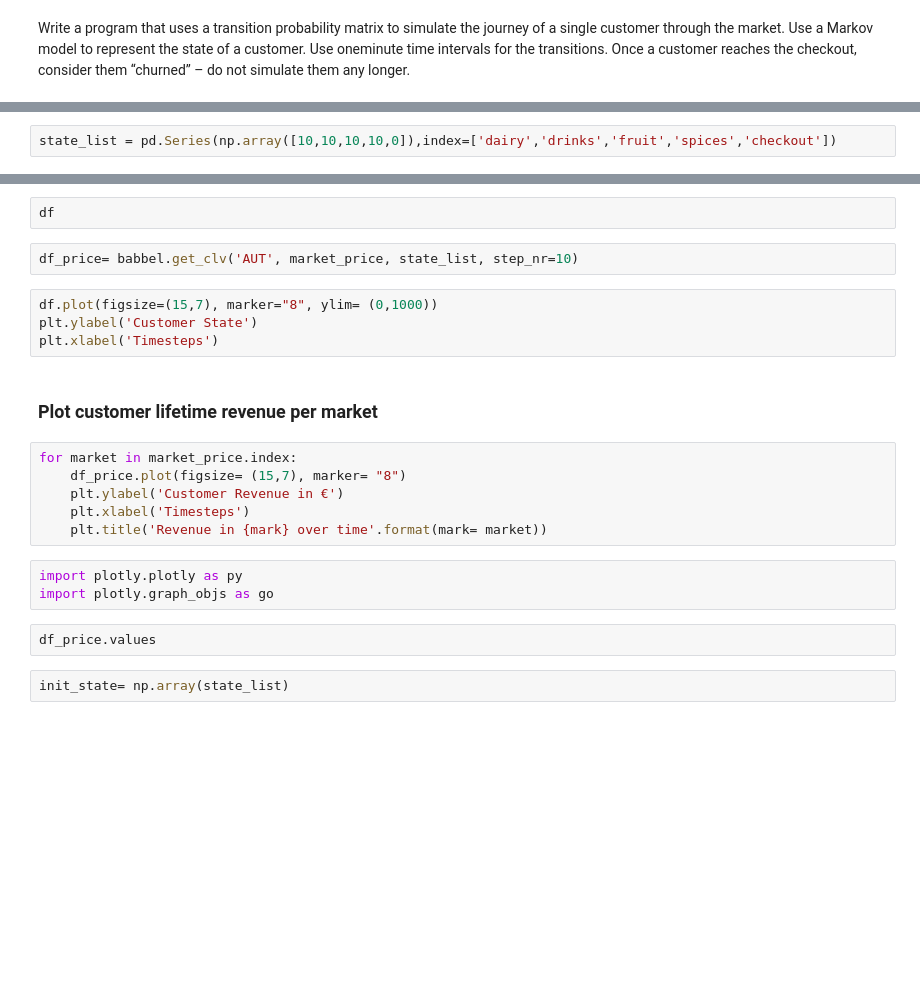
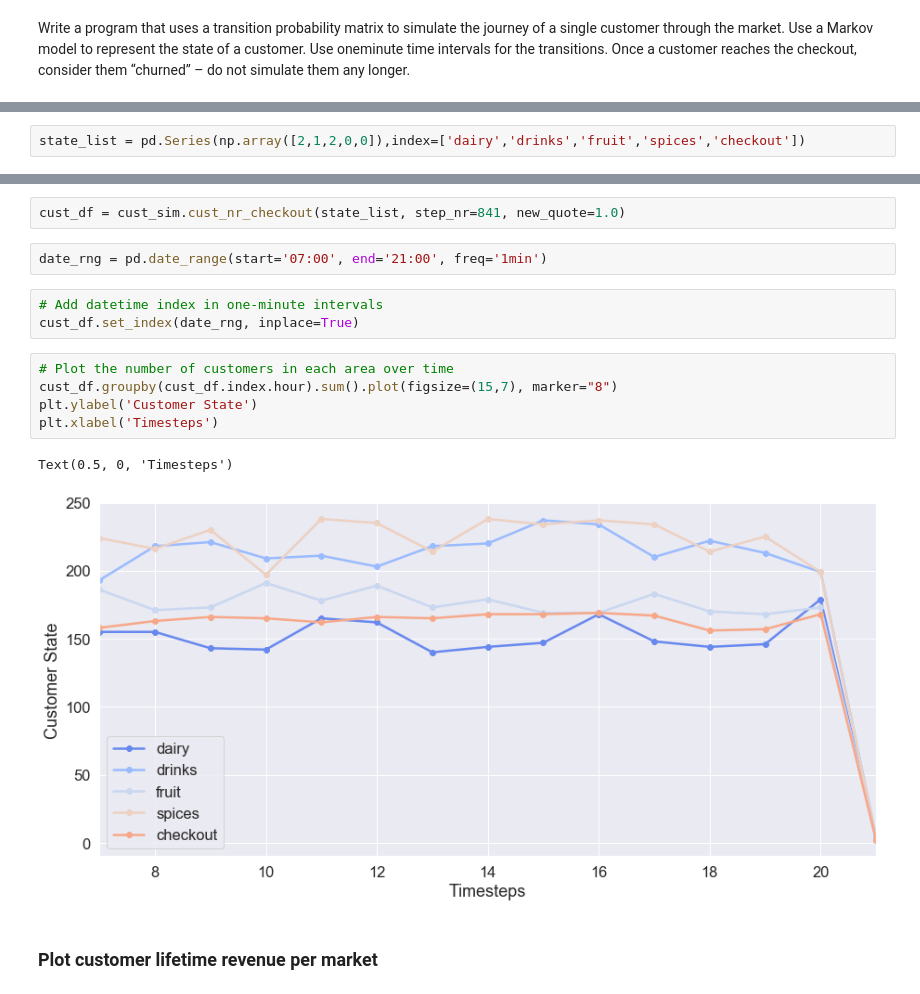
Before and after one commit to leona-ha/Markov_Customer_Churn, a Jupyter notebook: Customer_Flow_Markov.ipynb, the cells around one changed output, grey strips where cells are left out. Cells and saved outputs as stored; diff of their text form; blank space fills up the shorter version.

```diff
--- a/Customer_Flow_Markov.ipynb
+++ b/Customer_Flow_Markov.ipynb
@@ -315,2 +327,2 @@ simulate multiple customers.
 # %%
-state_list = pd.Series(np.array([10,10,10,10,0]),index=['dairy','drinks','fruit','spices','checkout'])
+state_list = pd.Series(np.array([2,1,2,0,0]),index=['dairy','drinks','fruit','spices','checkout'])
@@ -322,23 +329,17 @@ df= babbel.cust_nr(state_list, step_nr=20, new_quote=0.75)
-# %%
-df
-# %%
-df_price= babbel.get_clv('AUT', market_price, state_list, step_nr=10)
+# %%
+cust_df = cust_sim.cust_nr_checkout(state_list, step_nr=841, new_quote=1.0)
+# %%
+date_rng = pd.date_range(start='07:00', end='21:00', freq='1min')
+# %%
+# Add datetime index in one-minute intervals
+cust_df.set_index(date_rng, inplace=True)
 # %%
-df.plot(figsize=(15,7), marker="8", ylim= (0,1000))
+# Plot the number of customers in each area over time
+cust_df.groupby(cust_df.index.hour).sum().plot(figsize=(15,7), marker="8")
 plt.ylabel('Customer State')
 plt.xlabel('Timesteps')
+# %% [output]
+Text(0.5, 0, 'Timesteps')
+[figure, added]
 # %% [markdown]
 ### Plot customer lifetime revenue per market
-# %%
-for market in market_price.index:
-    df_price.plot(figsize= (15,7), marker= "8")
-    plt.ylabel('Customer Revenue in €')
-    plt.xlabel('Timesteps')
-    plt.title('Revenue in {mark} over time'.format(mark= market))
-# %%
-import plotly.plotly as py
-import plotly.graph_objs as go
-# %%
-df_price.values
-# %%
-init_state= np.array(state_list)
```
Also changed, not shown: parts of 13 cells of this notebook, 2 other files.
